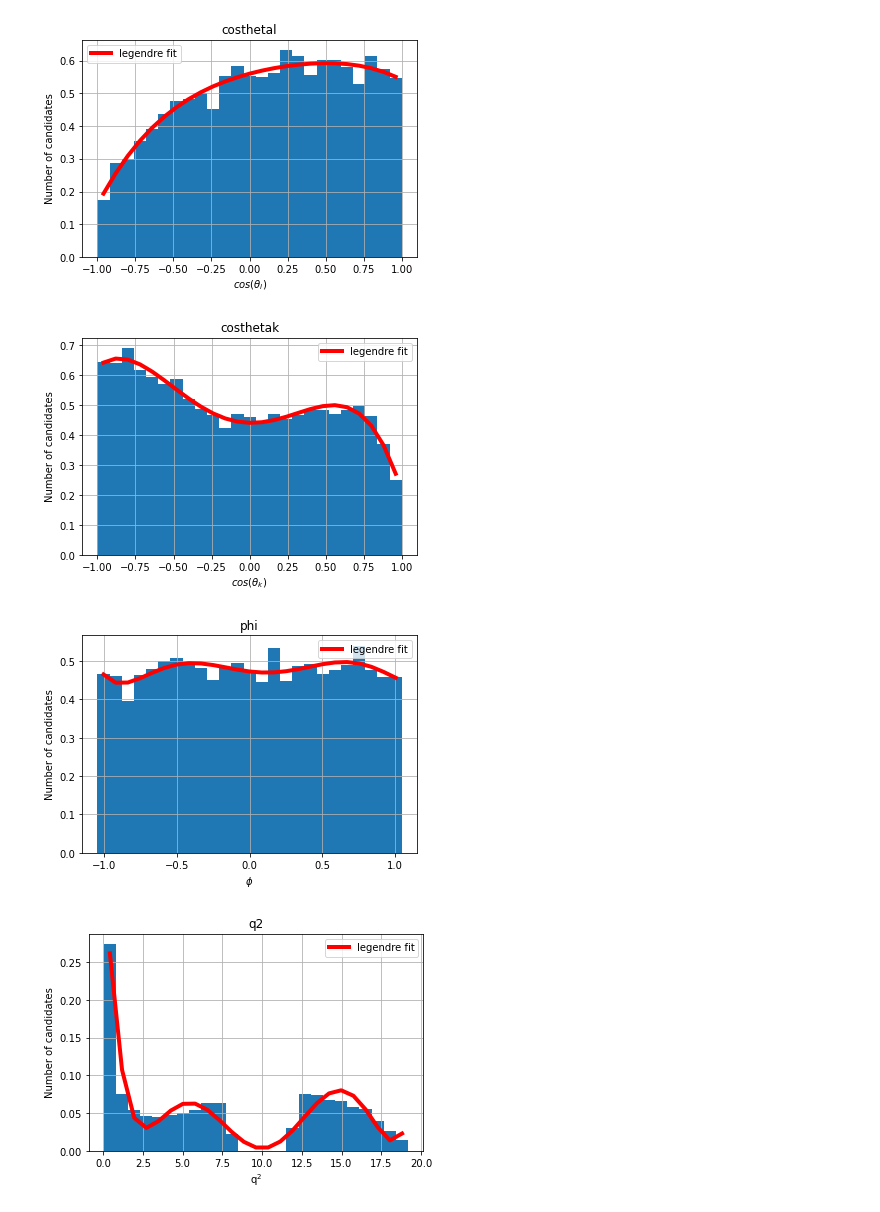
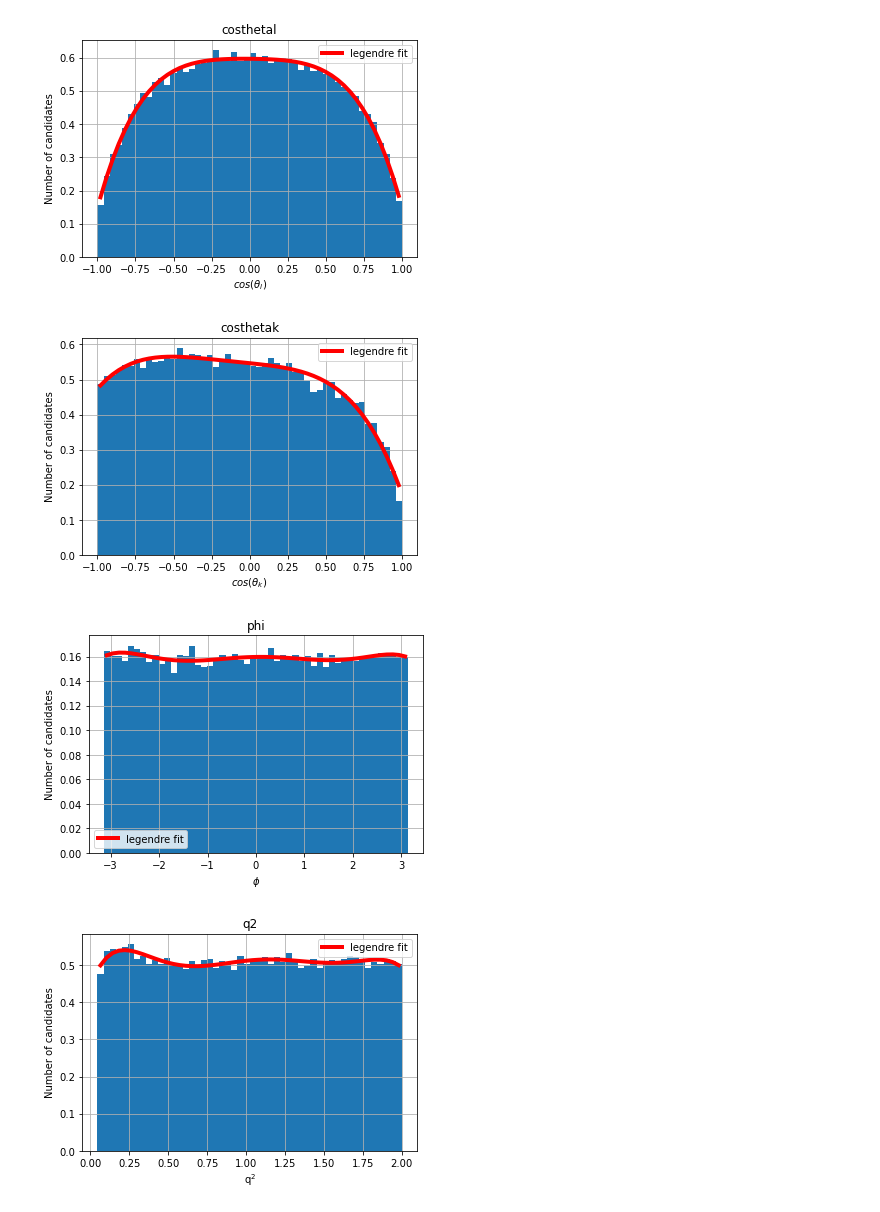
Before and after one commit to ImperialTBPS3/Acceptance, a Jupyter notebook: Legendre_fit_acc_fn_signal.ipynb, the cells around one changed output. Cells and saved outputs as stored; diff of their text form; code cells hidden in the pictures.

```diff
--- a/Legendre_fit_acc_fn_signal.ipynb
+++ b/Legendre_fit_acc_fn_signal.ipynb
@@ -29,5 +29,18 @@ pKmumu_piTop = pd.read_pickle("./pKmumu_piTop.pkl")
 sig = pd.read_pickle("./sig.pkl");
 # %%
 sim = flat_acceptance;
-sim = sig;
+# sim = sig;
+# sim.head()
+
+
+print(sim.shape)
+q2_min_range = 0
+q2_max_range = 2
+
+sim = sim[(sim['q2'] >= q2_min_range) & (sim['q2'] <= q2_max_range)]
+# sim = sim[(sim['q2'] >= 14.18) & (sim['q2'] <= 19)]
+# np.count_nonzero(a)
+print(sim.shape)
+
+# sim = sig;
 # The main investigation is signal file -> Can be changed to fit other file
@@ -40,10 +56,10 @@ print('This is for signal acceptance!')
 
 # ctl = costhetal; ctk = costhetak; phi = phi
 
-
+bins_number_plot = 50;
 # PLotting costhetal
 plt.figure(1)
-sim_ctl = plt.hist(sim['costhetal'], bins=25, density=True) #Finding cos theta l
+sim_ctl = plt.hist(sim['costhetal'], bins=bins_number_plot, density=True) #Finding cos theta l
 
 # ctl_Jsi will return y-values as first argument, x-bins as 2nd argument
 sim_ctl_freq = sim_ctl[0] #Frequency of each bin, use for fitting
@@ -67,7 +83,7 @@ print('Fitted Legendre polynomial is for costhetal: ', np.polynomial.legendre.Le
 
 # PLotting costhetak
 plt.figure(2)
-sim_ctk = plt.hist(sim['costhetak'], bins=25, density=True) #Finding cos theta l
+sim_ctk = plt.hist(sim['costhetak'], bins=bins_number_plot, density=True) #Finding cos theta l
 
 # ctl_Jsi will return y-values as first argument, x-bins as 2nd argument
 sim_ctk_freq = sim_ctk[0] #Frequency of each bin, use for fitting
@@ -90,7 +106,7 @@ print('Fitted Legendre polynomial is for costhetak: ', np.polynomial.legendre.Le
 
 #PLotting phi
 plt.figure(3)
-sim_phi = plt.hist(sim['phi']/3, bins=25, density=True) #Finding cos theta l
+sim_phi = plt.hist(sim['phi'], bins=bins_number_plot, density=True) #Finding cos theta l
 
 # ctl_Jsi will return y-values as first argument, x-bins as 2nd argument
 sim_phi_freq = sim_phi[0] #Frequency of each bin, use for fitting
@@ -122,7 +138,7 @@ sim_q2_shift = (sim_min_q2+sim_max_q2)/2
 sim_q2_diff = (sim_max_q2-sim_min_q2)/2
 sim_q2_dataset = (sim_q2_dataset-sim_q2_shift)/sim_q2_diff
 # q2_Jsi = plt.hist((J_psi['q2']-shift_q2_Jsi)/diff_q2_Jsi, bins=10, density=True) #Finding cos theta l
-sim_q2 = plt.hist(sim['q2'], bins=25, density=True) #Finding cos theta l
+sim_q2 = plt.hist(sim['q2'], bins=bins_number_plot, density=True) #Finding cos theta l
 
 
 
@@ -169,7 +185,7 @@ Fitted Legendre polynomial is for q2:  0.4604126559315217 - 0.4200789989478657 P
-[figure, old version]
+[figure, new version]
-[figure, old version]
+[figure, new version]
-[figure, old version]
+[figure, new version]
-[figure, old version]
+[figure, new version]
 # %%
 # Flat acceptance
 
```
Also changed, not shown: parts of 2 cells of this notebook.
